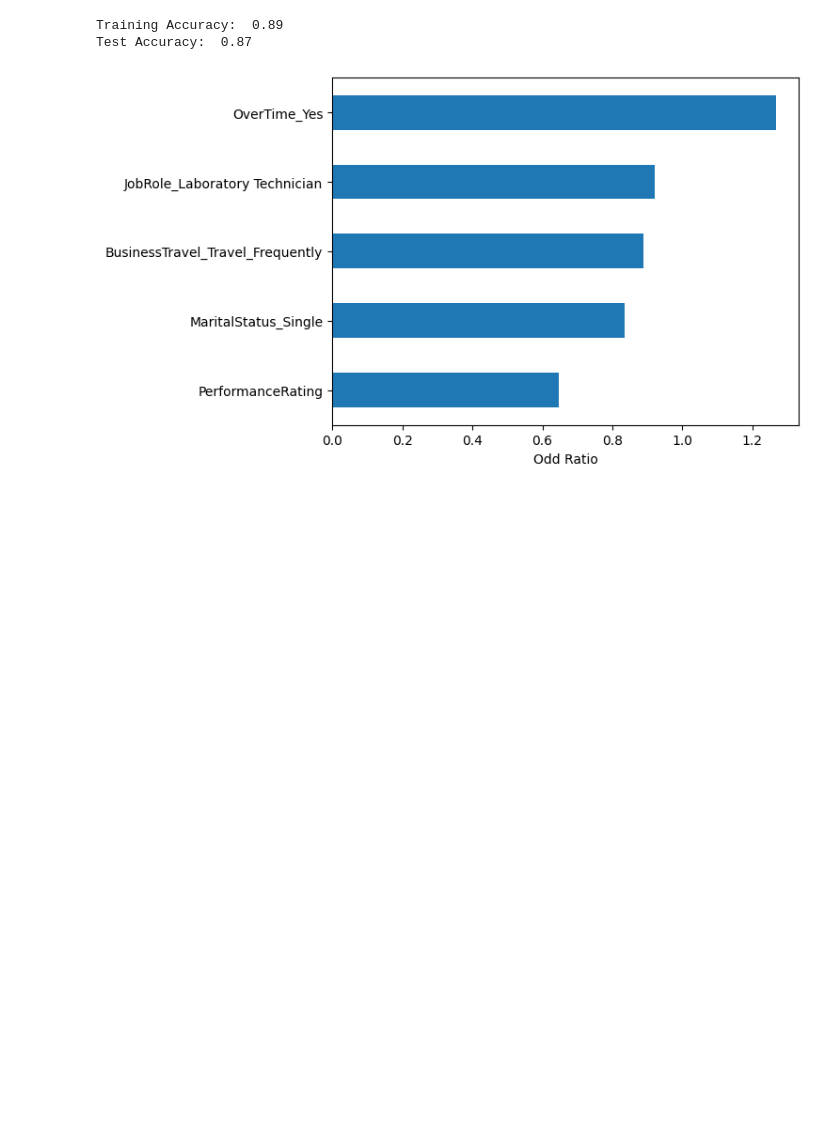
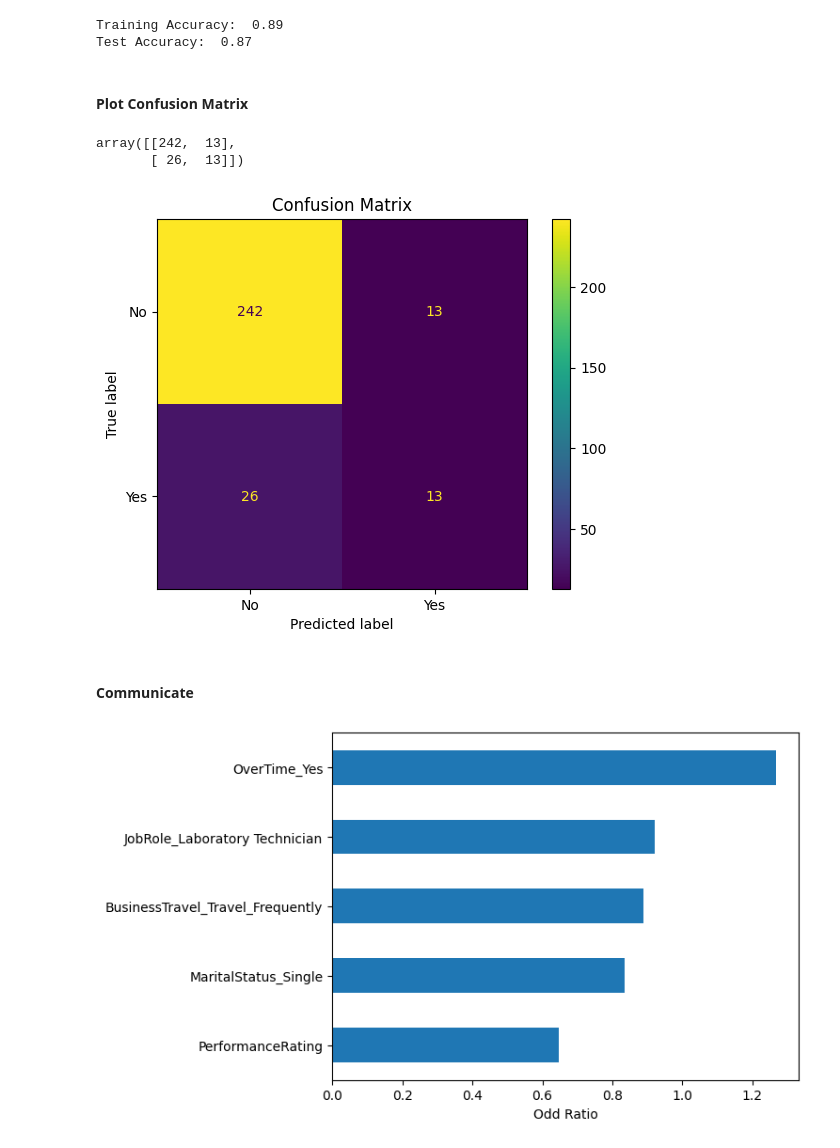
Before and after one commit to ldebele/Employee-Attrition-Prediction, a Jupyter notebook: notebooks/LogisticRegression.ipynb, the cells around one changed output. Saved outputs shown, nothing was run; the diff lists cells and outputs as text; code cells hidden in the pictures; blank space fills up the shorter version.

Commit message:
add confusion matrix for LogisticRegression

```diff
--- a/notebooks/LogisticRegression.ipynb
+++ b/notebooks/LogisticRegression.ipynb
@@ -64,6 +64,26 @@ print("Test Accuracy: ", round(test_acc, 2))
 # %% [output]
 Training Accuracy:  0.89
 Test Accuracy:  0.87
+# %% [markdown]
+#### Plot Confusion Matrix
+# %%
+y_predict = model.predict(X_test)
+cm = confusion_matrix(y_test, y_predict)
+cm
+# %% [output]
+array([[242,  13],
+       [ 26,  13]])
+# %%
+# Create the ConfusionMatrixDisplay object
+cm_display = ConfusionMatrixDisplay(confusion_matrix=cm, display_labels=model.classes_)
+
+# plot the confusion matrix
+cm_display.plot()
+plt.title("Confusion Matrix");
+# %% [output]
+[figure, added]
+# %% [markdown]
+#### Communicate
 # %%
 coefficient = model.named_steps["logisticregression"].coef_[0]
 feature_names = model.named_steps["onehotencoder"].get_feature_names()
```
Also changed, not shown: parts of 1 cell of this notebook.
